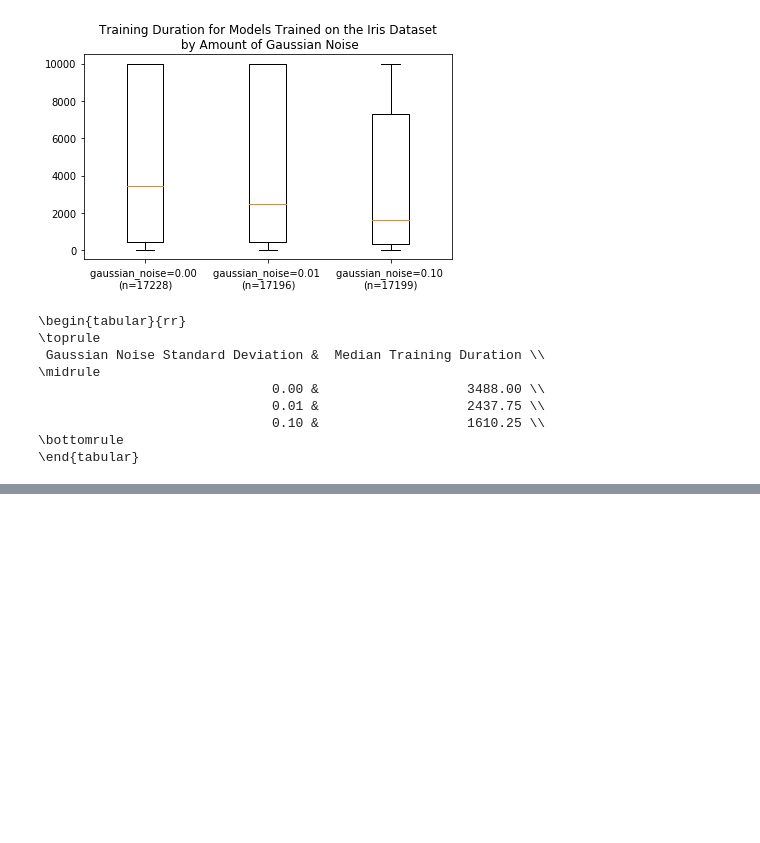
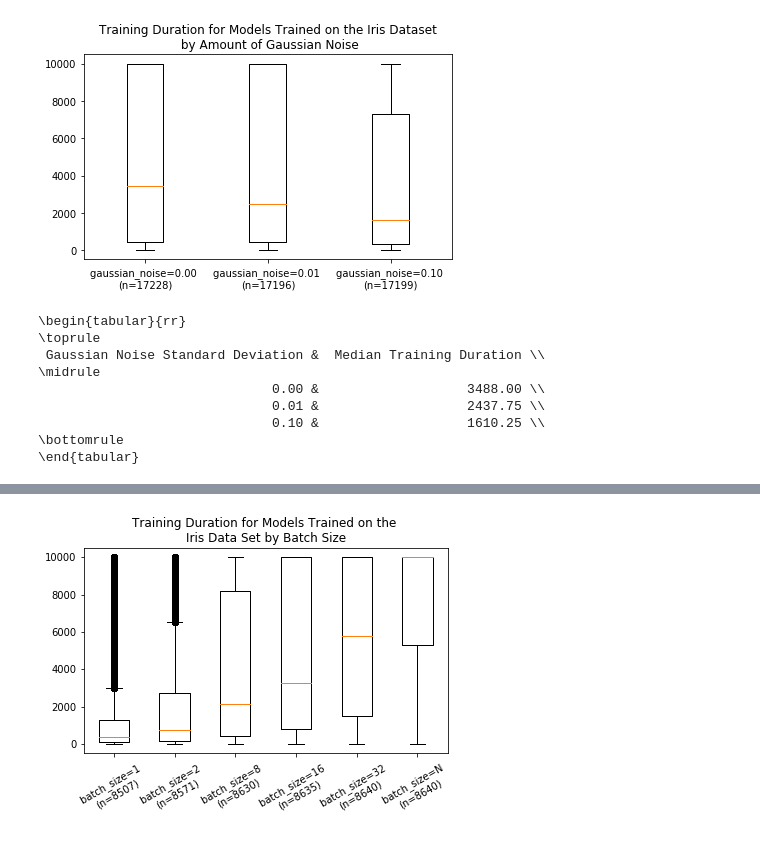
Before and after one commit to AnthonyDickson/Neural-Networks, a Jupyter notebook: notebooks/Figures for the Report.ipynb, the cells around one changed output, grey strips where cells are left out. Drawn from its saved outputs; the diff is of its cells as text; code cells hidden in the pictures; blank space fills up the shorter version.

```diff
--- a/notebooks/Figures for the Report.ipynb
+++ b/notebooks/Figures for the Report.ipynb
@@ -145,0 +173,13 @@ print(pd.DataFrame({'Gaussian Noise Standard Deviation': levels_of_noise,
+# %%
+fig, ax = make_n_way_boxplot(df, iris_mask(df),
+                  batch_size_masks, batch_size_labels,
+                  'n_epochs',
+                  'Training Duration for Models Trained on the \nIris Data Set by Batch Size',
+                            double_plot=False, show_fliers=True)
+
+for tick in ax.get_xticklabels():
+    tick.set_rotation(30)
+
+fig.savefig('plots/training_duration_by_batch_size.png', bbox_inches='tight')
+# %% [output]
+[figure, added]
```
Also changed, not shown: parts of 6 cells of this notebook, 8 other files.
